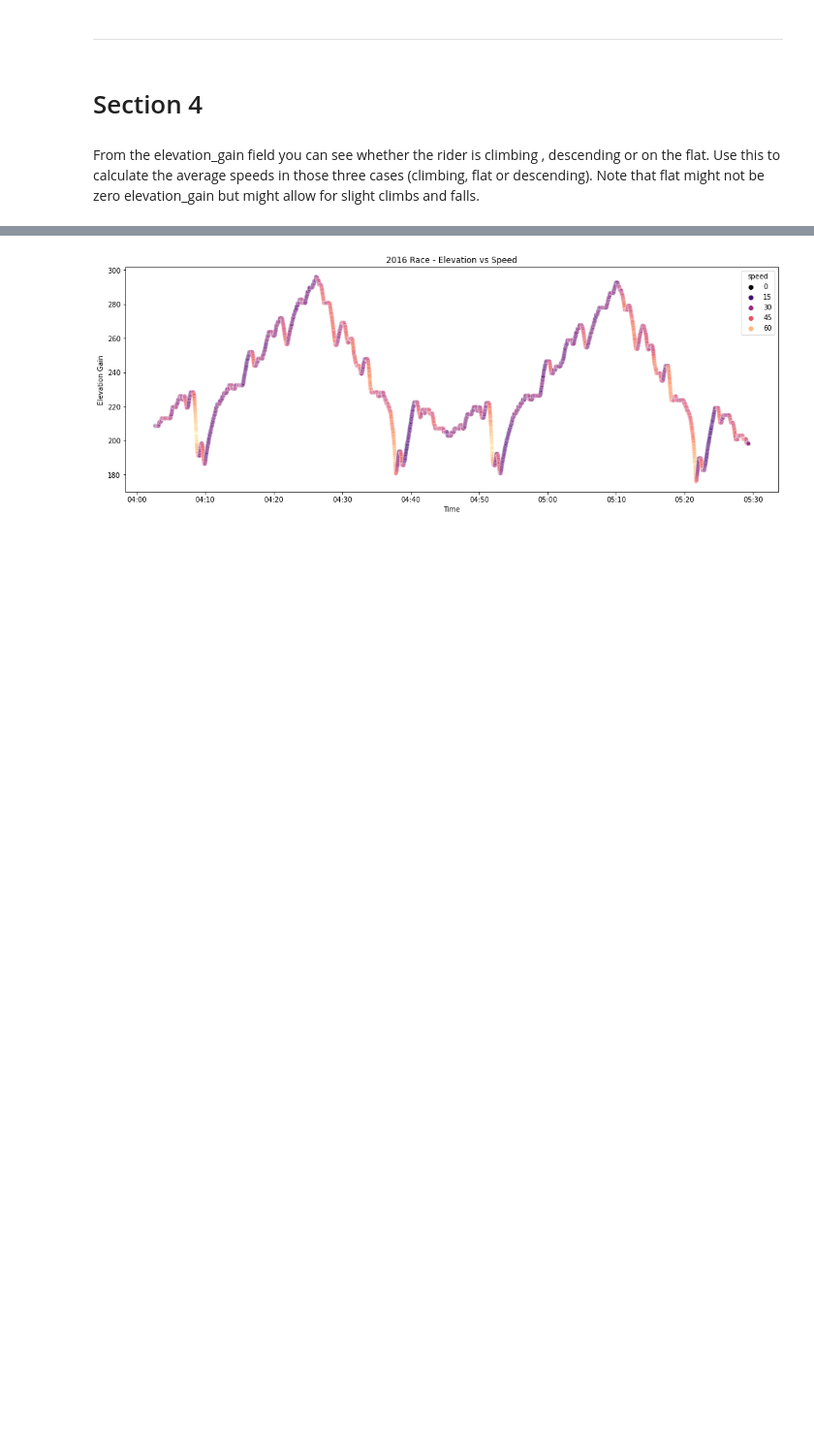
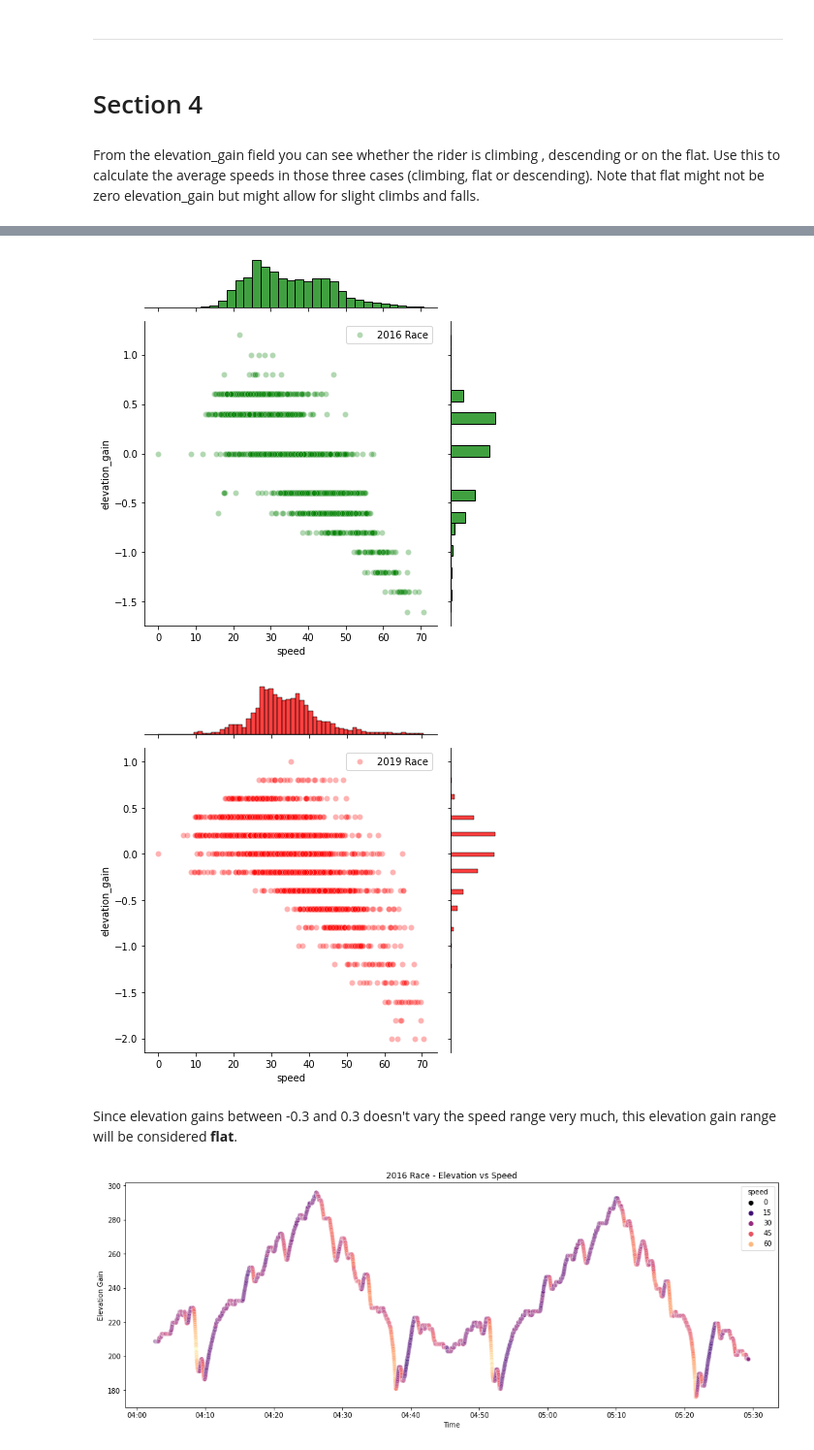
Before and after one commit to walthersy/DataScience-Portfolio, a Jupyter notebook: Portfolio 1.ipynb, the cells around one changed output, grey strips where cells are left out. Shown: that part at 97% size. Drawn from its saved outputs; the diff is of its cells as text; code cells hidden in the pictures; blank space fills up the shorter version.

```diff
--- a/Portfolio 1.ipynb
+++ b/Portfolio 1.ipynb
@@ -410,3 +472,13 @@ el_ax.xaxis.set_major_formatter(mdates.DateFormatter("%H:%M"))
+# %%
+axx = sns.jointplot(data=df.query('dataset=="2016 Race"'),
+              x='speed',y='elevation_gain',color='g',label="2016 Race",alpha = .3)
+axx2 = sns.jointplot(data=df.query('dataset=="2019 Race"'),
+              x='speed',y='elevation_gain',color='r',label="2019 Race",alpha = .3)
+# %% [output]
+[figure, added]
+[figure, added]
+# %% [markdown]
+Since elevation gains between -0.3 and 0.3 doesn't vary the speed range very much, this elevation gain range will be considered __flat__.
 # %%
 plt.figure(figsize=(17,6))
 el_ax2 = sns.scatterplot(data=df.query('dataset=="2016 Race"'),
```
Also changed, not shown: parts of 11 cells of this notebook.
